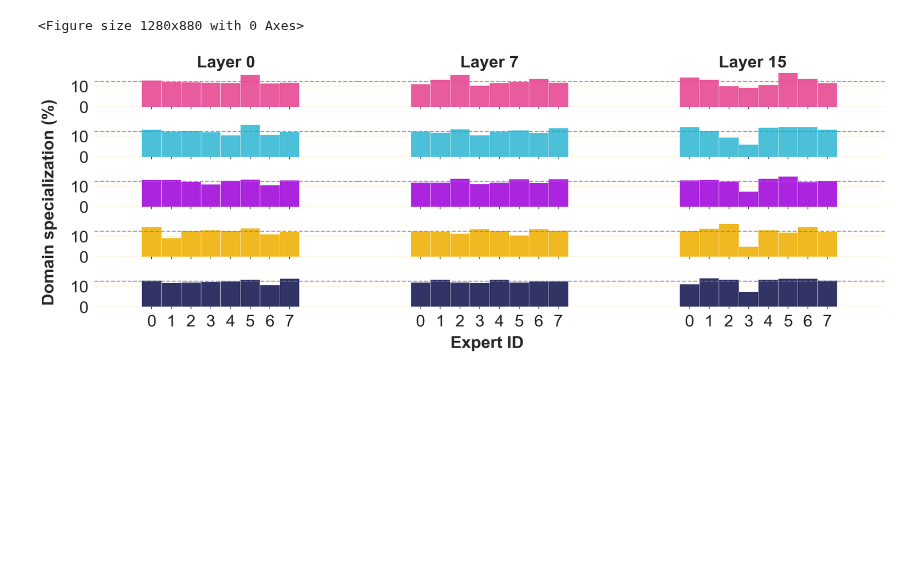
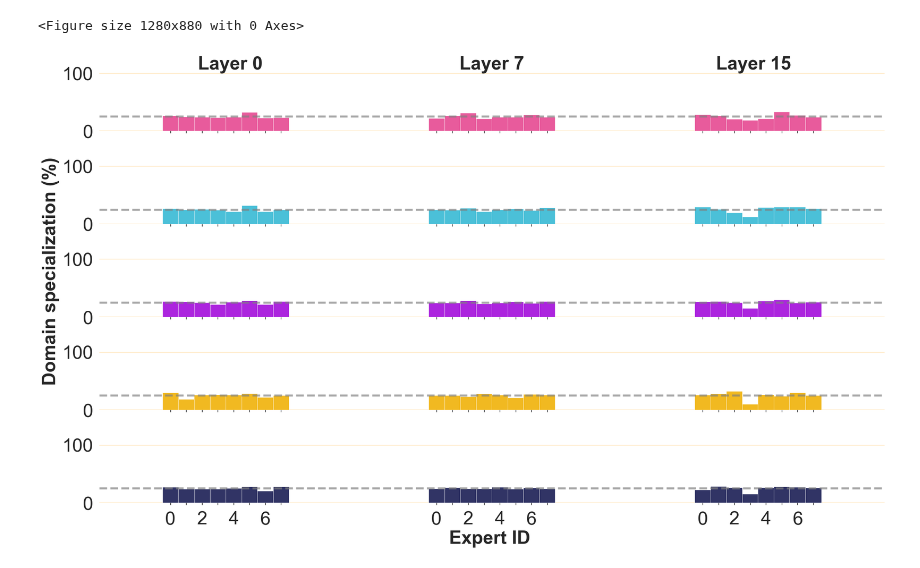
Before and after one commit to allenai/OLMoE, a Jupyter notebook: scripts/plot_routing_analysis_v2.ipynb, the cells around one changed output. Saved outputs shown, nothing was run; the diff lists cells and outputs as text; code cells hidden in the pictures; blank space fills up the shorter version.

Commit message:
Domain specialization: updated scripts, data and plotting

```diff
--- a/scripts/plot_routing_analysis_v2.ipynb
+++ b/scripts/plot_routing_analysis_v2.ipynb
@@ -44,6 +44,9 @@ def load_data_for_model(model):
 # %%
 df = load_data_for_model('mistral')
 num_experts = df.Expert.nunique()
+k = 2
+df['Proportion'] *= k
+uniform_proportion = 1 / num_experts * k * 100
 
 plt.style.use('seaborn-v0_8-poster')
 plt.style.use('seaborn-v0_8-darkgrid')
@@ -59,15 +62,15 @@ COLORS = {
     'C4': '#2E3168',
 }
 
-FONTSIZE=32
-LABEL_FREQ = 1
+FONTSIZE=35
+LABEL_FREQ = 2
 TICK_FREQ = 1
-PADDING = num_experts * 0.6
+PADDING = num_experts * 1.0
 PADDING2 = num_experts * 0.07
 
 g = sns.catplot(data=df, x='Expert', y='Proportion', row='Domain', hue="Domain", col="Layer", kind='bar',
                 row_order=COLORS.keys(), hue_order=COLORS.keys(), palette=COLORS.values(),
-                aspect=4.5, height=1.7, gap=0.0, linewidth=0.5, width=1.0, margin_titles=True, sharex=False, saturation=0.9)
+                aspect=3, height=2.5, gap=0.0, linewidth=0.5, width=1.0, margin_titles=True, sharex=False, saturation=0.9)
 
 
 labels = sum(([i]+[""]*(LABEL_FREQ - 1) for i in range(0, num_experts, LABEL_FREQ)), [])
@@ -75,43 +78,44 @@ g.set_xticklabels(labels)
 
 for rows in g.axes:
     for ax in rows:
-        ax.axhline(y=1/num_experts*100, color='grey', linestyle='--' , linewidth=2, alpha=0.7)
-        ax.grid(True, axis='y', linestyle='-', alpha=0.5, color='#FFE5B4')
+        ax.axhline(y=uniform_proportion, color='grey', linestyle='--' , linewidth=3.9, alpha=0.7)
+        ax.grid(True, axis='y', linestyle='-', color='#FFE5B4', linewidth=2.5, alpha=0.7)
         ax.tick_params(axis='x', which='major', length=4, width=1, color='black', direction='out', reset=True, bottom=True, top=False, labelsize=FONTSIZE)
         ax.tick_params(axis='y', which='major', labelsize=FONTSIZE)
 
         ticks = ax.get_xticks()
         ticks = [t for t in ticks if t % TICK_FREQ == 0]
         ax.set_xticks(ticks)
+        ax.set_ylim(0, 100)
 
     # Create a bit of padding
     ax = rows[0]
     ax.set_xlim(ax.get_xlim()[0]-PADDING/2, ax.get_xlim()[1]+PADDING/2 + PADDING2)
     ax = rows[1]
     ax.set_xlim(ax.get_xlim()[0]-PADDING/2 - PADDING2/2, ax.get_xlim()[1]+PADDING/2 + PADDING2/2)
     ax = rows[2]
     ax.set_xlim(ax.get_xlim()[0]-PADDING/2 - PADDING2, ax.get_xlim()[1]+PADDING/2)
 
 # Remove ticks for all but the bottom row
 for rows in g.axes[:-1]:
     for ax in rows:
         ax.set_xticklabels([])
 
 g.set_ylabels("")
 g.set_xlabels("")
-plt.subplots_adjust(hspace=0.4, wspace=0.0)
-g.figure.supylabel('Domain specialization (%)', fontsize=FONTSIZE, fontweight='bold', x=-0.02)
-g.figure.supxlabel('Expert ID', fontsize=FONTSIZE, fontweight='bold', y=0.033, x=0.46)
+plt.subplots_adjust(hspace=0.6, wspace=0.0)
+g.figure.supylabel('Domain specialization (%)', fontsize=FONTSIZE, fontweight='bold', x=-0.025, y=0.55)
+g.figure.supxlabel('Expert ID', fontsize=FONTSIZE, fontweight='bold', y=-0.03, x=0.46)
 
 g.set_titles(row_template="", col_template="Layer {col_name}", size=FONTSIZE, fontweight="bold")
 g.legend.set_title("")
 g.legend.set_visible(False)
 
 plt.savefig('routing_mixtral_v2.pdf', bbox_inches='tight')
 plt.savefig('routing_mixtral_v2.jpg', bbox_inches='tight')
 # %% [output]
 <Figure size 1280x880 with 0 Axes>
-[figure, old version]
+[figure, new version]
 # %%
 df = load_data_for_model('olmoe')
 num_experts = df.Expert.nunique()
```
Also changed, not shown: parts of 1 cell of this notebook, 45 other files.
